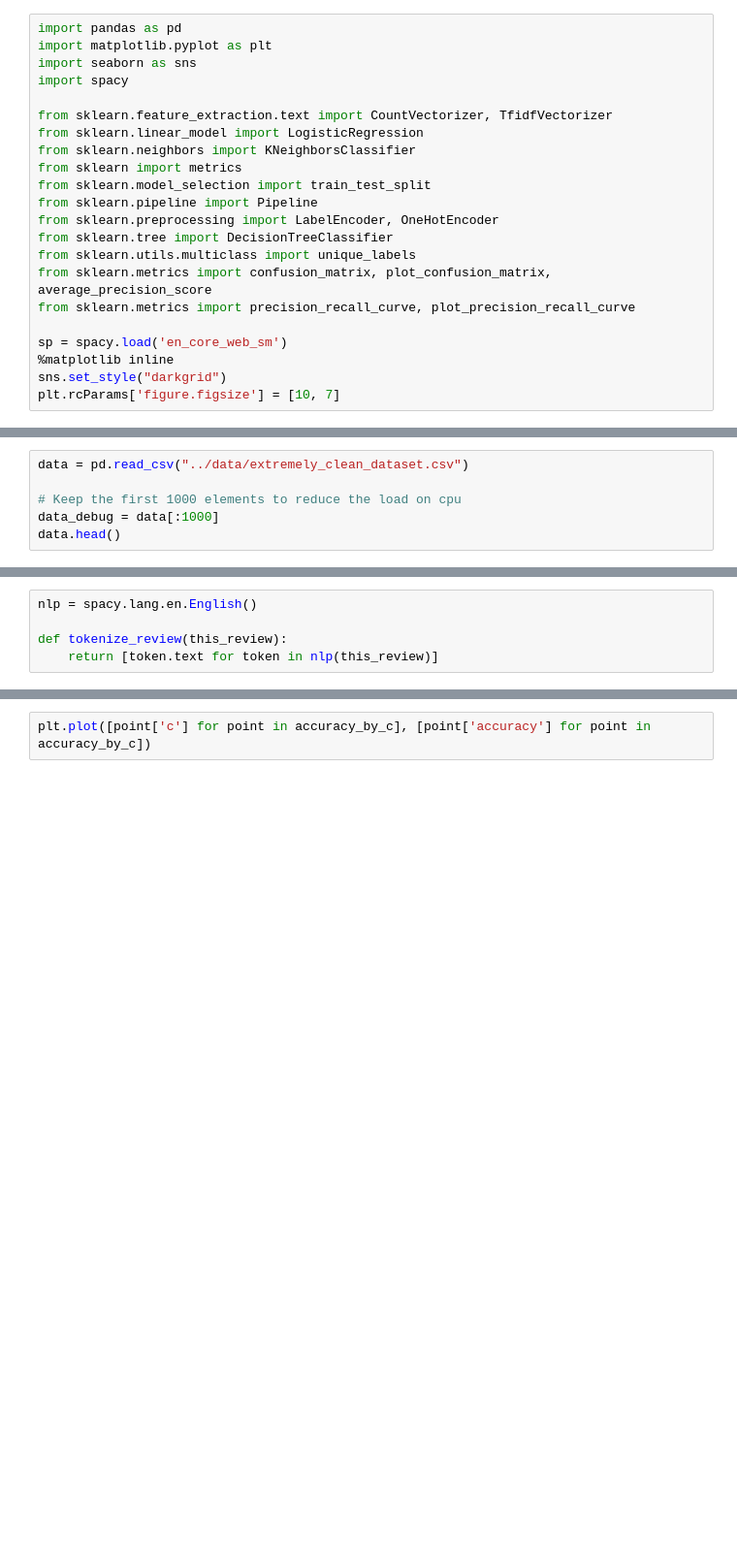
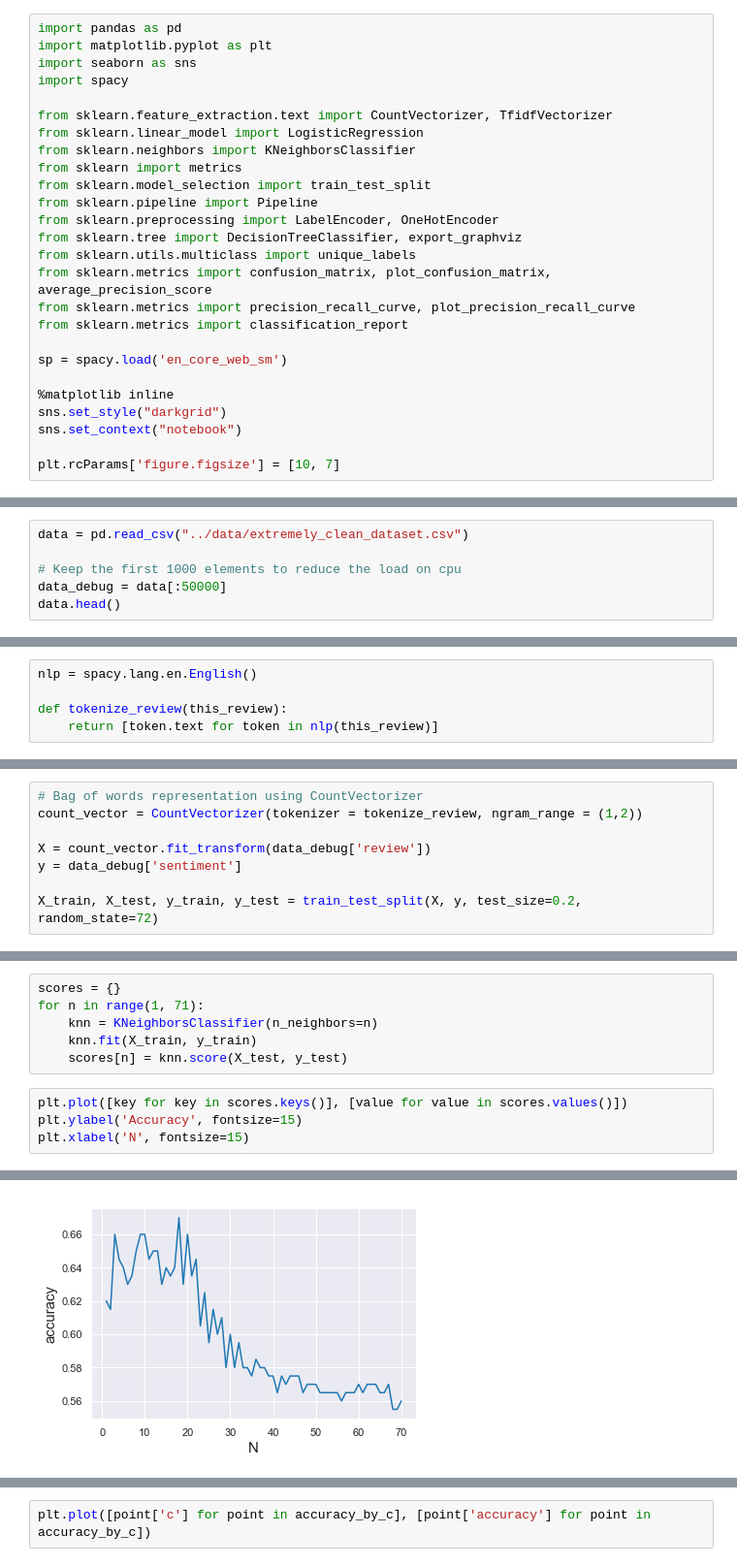
Before and after one commit to SylvainLosey/DMML2019_Team_Orange, a Jupyter notebook: code/2_analysis.ipynb, the cells around one changed output, grey strips where cells are left out. Shown at 97% size. Drawn from its saved outputs; the diff is of its cells as text; blank space fills up the shorter version.

Commit message:
Improve KNN and Decision Tree

```diff
--- a/code/2_analysis.ipynb
+++ b/code/2_analysis.ipynb
@@ -15,14 +15,18 @@ from sklearn import metrics
 from sklearn.model_selection import train_test_split
 from sklearn.pipeline import Pipeline
 from sklearn.preprocessing import LabelEncoder, OneHotEncoder
-from sklearn.tree import DecisionTreeClassifier
+from sklearn.tree import DecisionTreeClassifier, export_graphviz
 from sklearn.utils.multiclass import unique_labels
 from sklearn.metrics import confusion_matrix, plot_confusion_matrix, average_precision_score
 from sklearn.metrics import precision_recall_curve, plot_precision_recall_curve
+from sklearn.metrics import classification_report
 
 sp = spacy.load('en_core_web_sm')
+
 %matplotlib inline
 sns.set_style("darkgrid")
+sns.set_context("notebook")
+
 plt.rcParams['figure.figsize'] = [10, 7]
 # %% [markdown]
 ### Import dataset
@@ -30,7 +34,7 @@ plt.rcParams['figure.figsize'] = [10, 7]
 data = pd.read_csv("../data/extremely_clean_dataset.csv")
 
 # Keep the first 1000 elements to reduce the load on cpu
-data_debug = data[:1000]
+data_debug = data[:50000]
 data.head()
 # %% [output]
 |  | review | sentiment |
@@ -69,0 +78,8 @@ def tokenize_review(this_review):
+# %%
+# Bag of words representation using CountVectorizer
+count_vector = CountVectorizer(tokenizer = tokenize_review, ngram_range = (1,2))
+
+X = count_vector.fit_transform(data_debug['review'])
+y = data_debug['sentiment']
+
+X_train, X_test, y_train, y_test = train_test_split(X, y, test_size=0.2, random_state=72)
@@ -69,0 +107,11 @@ def tokenize_review(this_review):
+# %%
+scores = {}
+for n in range(1, 71):
+    knn = KNeighborsClassifier(n_neighbors=n)
+    knn.fit(X_train, y_train)
+    scores[n] = knn.score(X_test, y_test)
+# %%
+plt.plot([key for key in scores.keys()], [value for value in scores.values()])
+plt.ylabel('Accuracy', fontsize=15)
+plt.xlabel('N', fontsize=15)
+# %% [output]
@@ -69,0 +119 @@ def tokenize_review(this_review):
+[figure, added]
```
Also changed, not shown: parts of 68 cells of this notebook, 2 other files.
